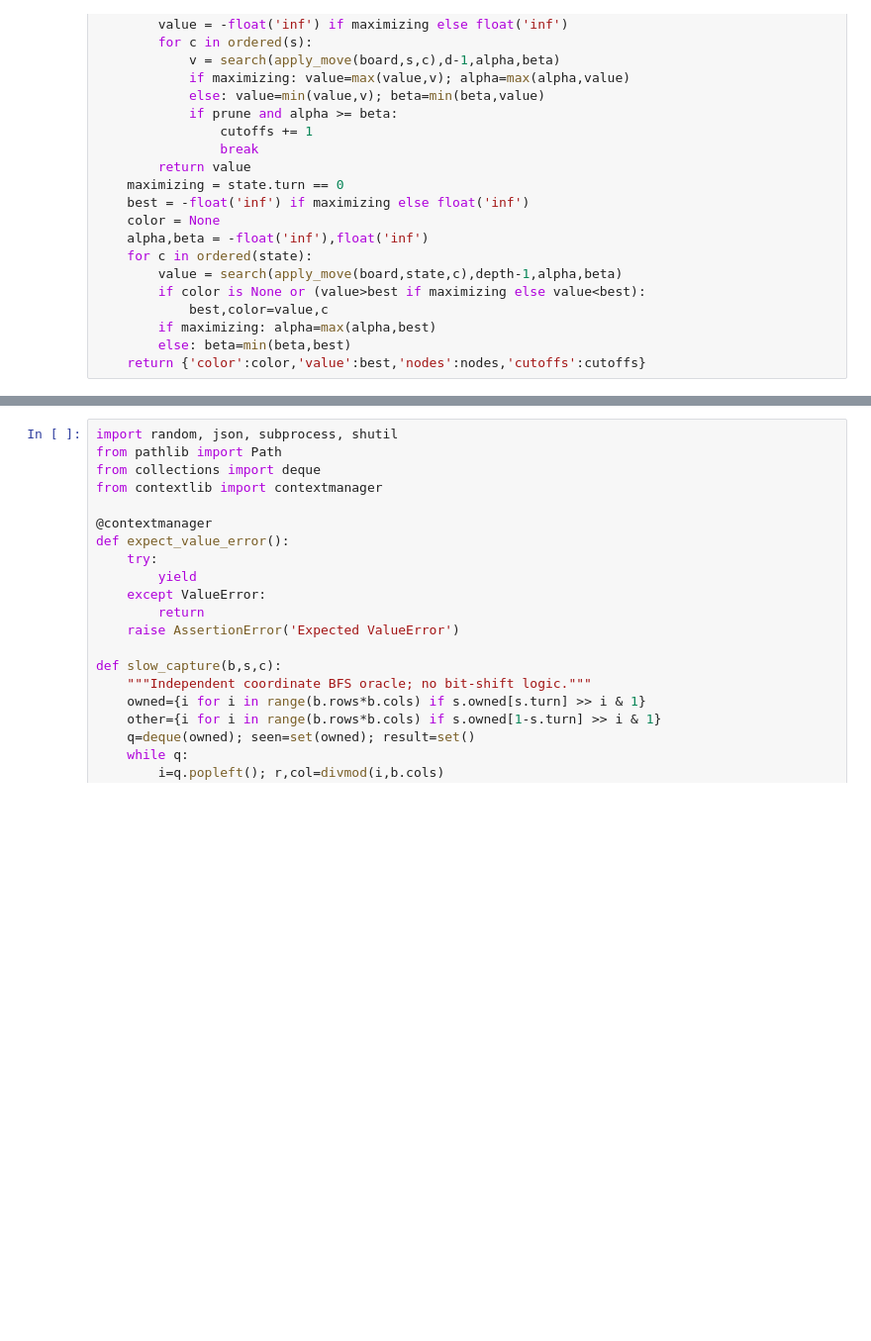
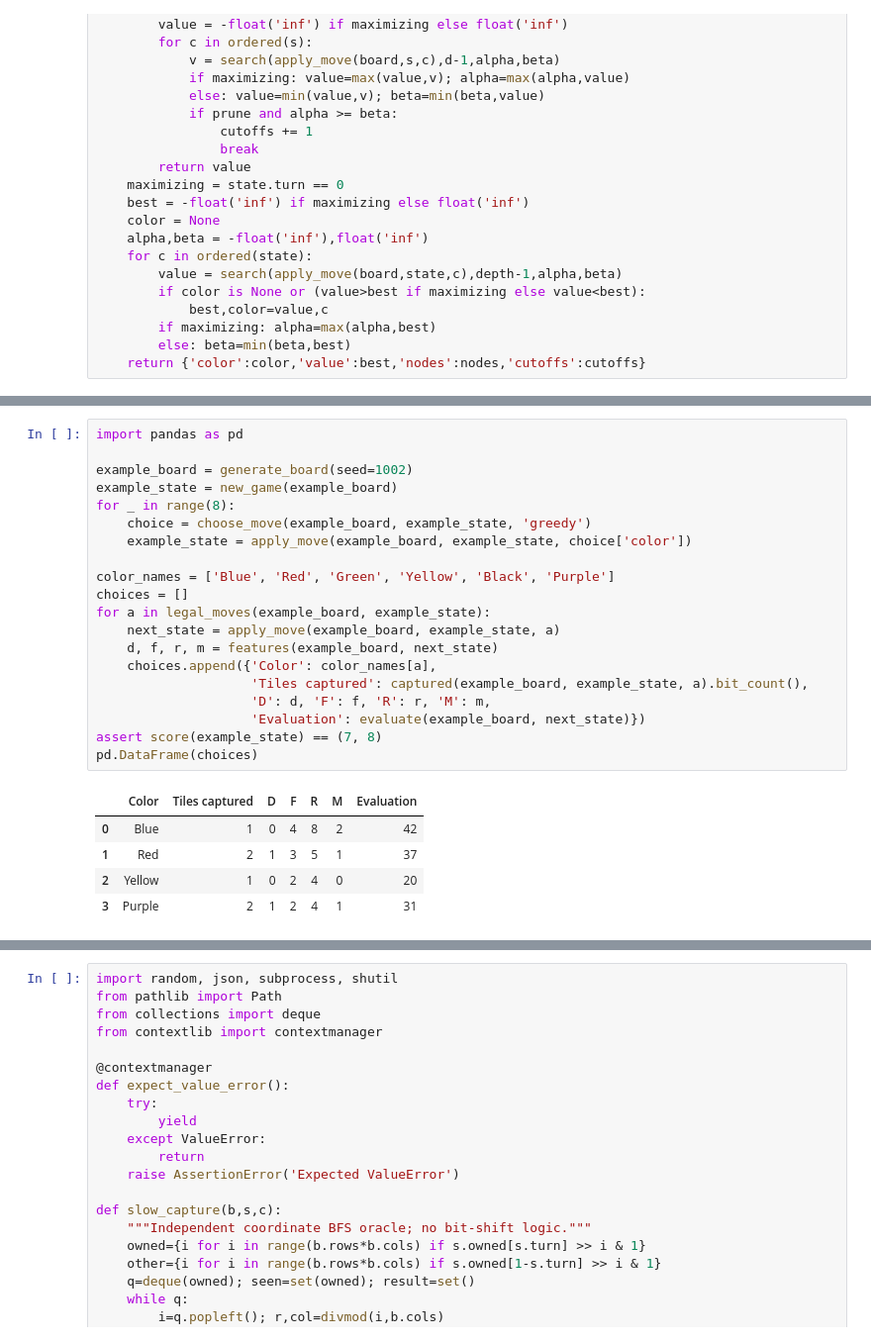
Before and after one commit to CJDelos1992/filler-strategy-lab, a Jupyter notebook: Filler_Strategy_Analysis.ipynb, the cells around one changed output, grey strips where cells are left out. Shown at 99% size. Drawn from its saved outputs; the diff is of its cells as text; blank space fills up the shorter version.

```diff
--- a/Filler_Strategy_Analysis.ipynb
+++ b/Filler_Strategy_Analysis.ipynb
@@ -243,0 +333,26 @@ These checks preserve the original coverage: boundary behavior, connected captur
+# %%
+import pandas as pd
+
+example_board = generate_board(seed=1002)
+example_state = new_game(example_board)
+for _ in range(8):
+    choice = choose_move(example_board, example_state, 'greedy')
+    example_state = apply_move(example_board, example_state, choice['color'])
+
+color_names = ['Blue', 'Red', 'Green', 'Yellow', 'Black', 'Purple']
+choices = []
+for a in legal_moves(example_board, example_state):
+    next_state = apply_move(example_board, example_state, a)
+    d, f, r, m = features(example_board, next_state)
+    choices.append({'Color': color_names[a],
+                    'Tiles captured': captured(example_board, example_state, a).bit_count(),
+                    'D': d, 'F': f, 'R': r, 'M': m,
+                    'Evaluation': evaluate(example_board, next_state)})
+assert score(example_state) == (7, 8)
+pd.DataFrame(choices)
+# %% [output]
+|  | Color | Tiles captured | D | F | R | M | Evaluation |
+| 0 | Blue | 1 | 0 | 4 | 8 | 2 | 42 |
+| 1 | Red | 2 | 1 | 3 | 5 | 1 | 37 |
+| 2 | Yellow | 1 | 0 | 2 | 4 | 0 | 20 |
+| 3 | Purple | 2 | 1 | 2 | 4 | 1 | 31 |
```
Also changed, not shown: parts of 21 cells of this notebook.
